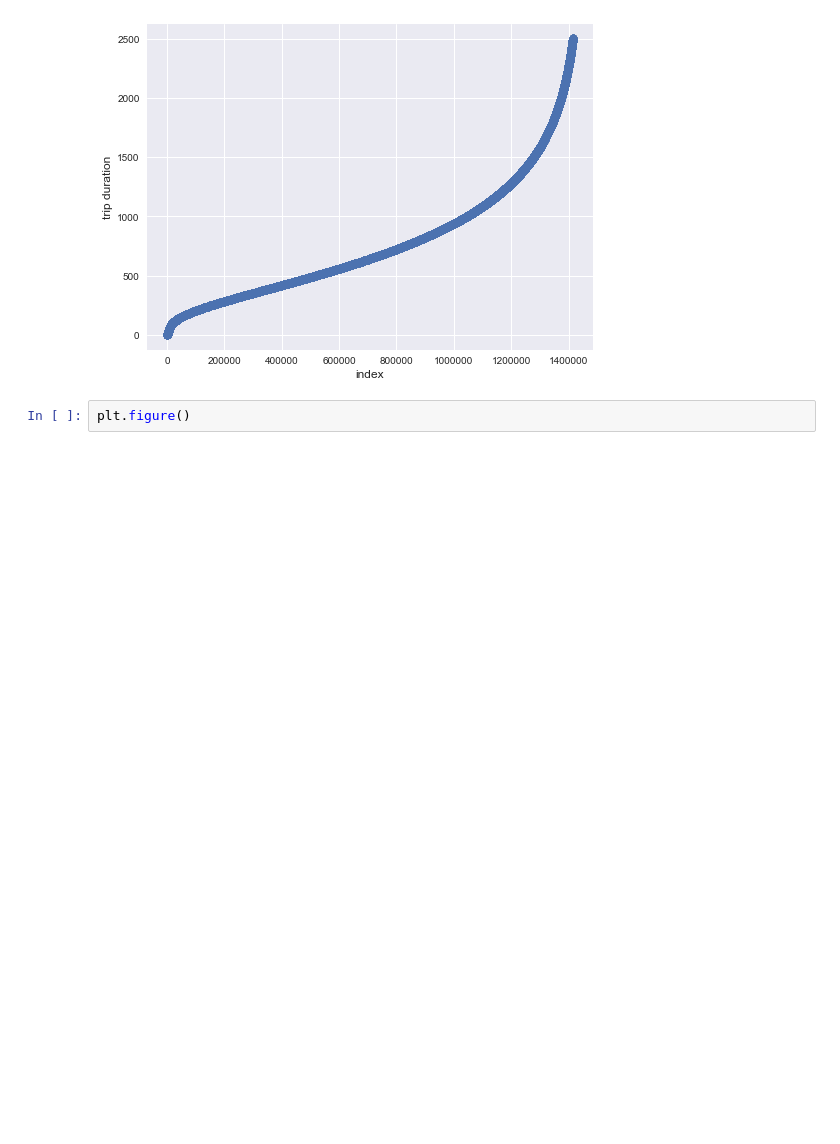
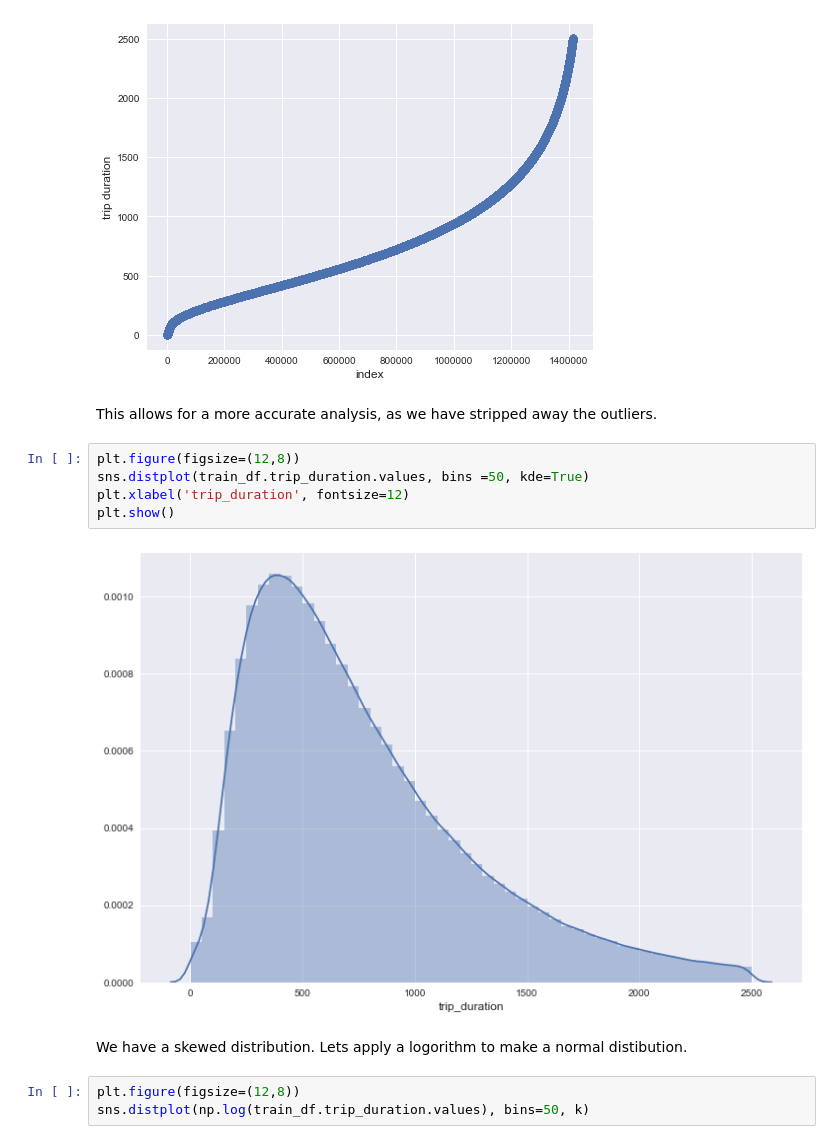
Before and after one commit to davestroud/NYC_Taxi_Trip_Duration, a Jupyter notebook: main.ipynb, the cells around one changed output. Saved outputs shown, nothing was run; the diff lists cells and outputs as text; blank space fills up the shorter version.

Commit message:
add a logorithm to make normal distribution

```diff
--- a/main.ipynb
+++ b/main.ipynb
@@ -71,5 +71,17 @@ plt.ylabel('trip duration', fontsize=12)
 plt.show()
 # %% [output]
 [figure]
-# %%
-plt.figure()
+# %% [markdown]
+This allows for a more accurate analysis, as we have stripped away the outliers.
+# %%
+plt.figure(figsize=(12,8))
+sns.distplot(train_df.trip_duration.values, bins =50, kde=True)
+plt.xlabel('trip_duration', fontsize=12)
+plt.show()
+# %% [output]
+[figure, added]
+# %% [markdown]
+We have a skewed distribution. Lets apply a logorithm to make a normal distibution.
+# %%
+plt.figure(figsize=(12,8))
+sns.distplot(np.log(train_df.trip_duration.values), bins=50, k)
```
